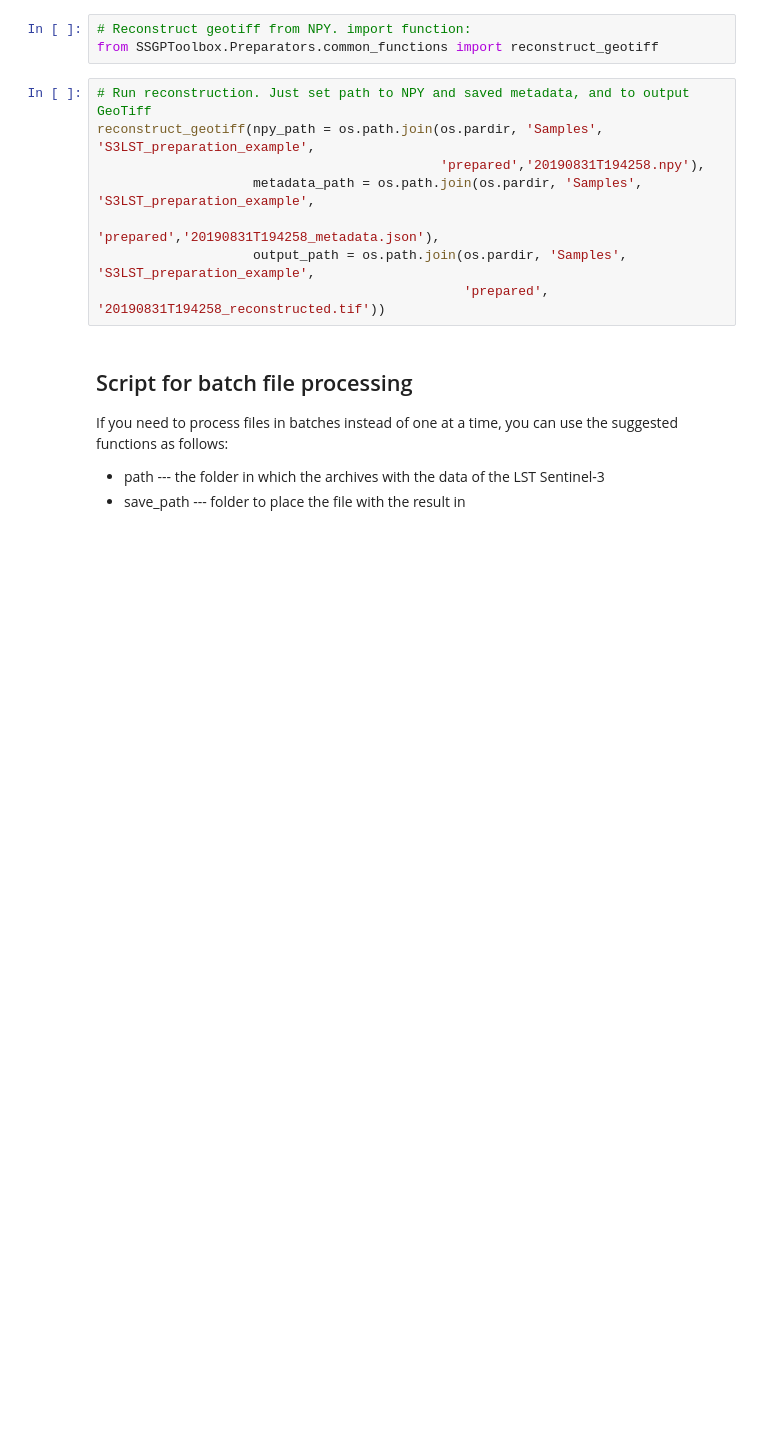
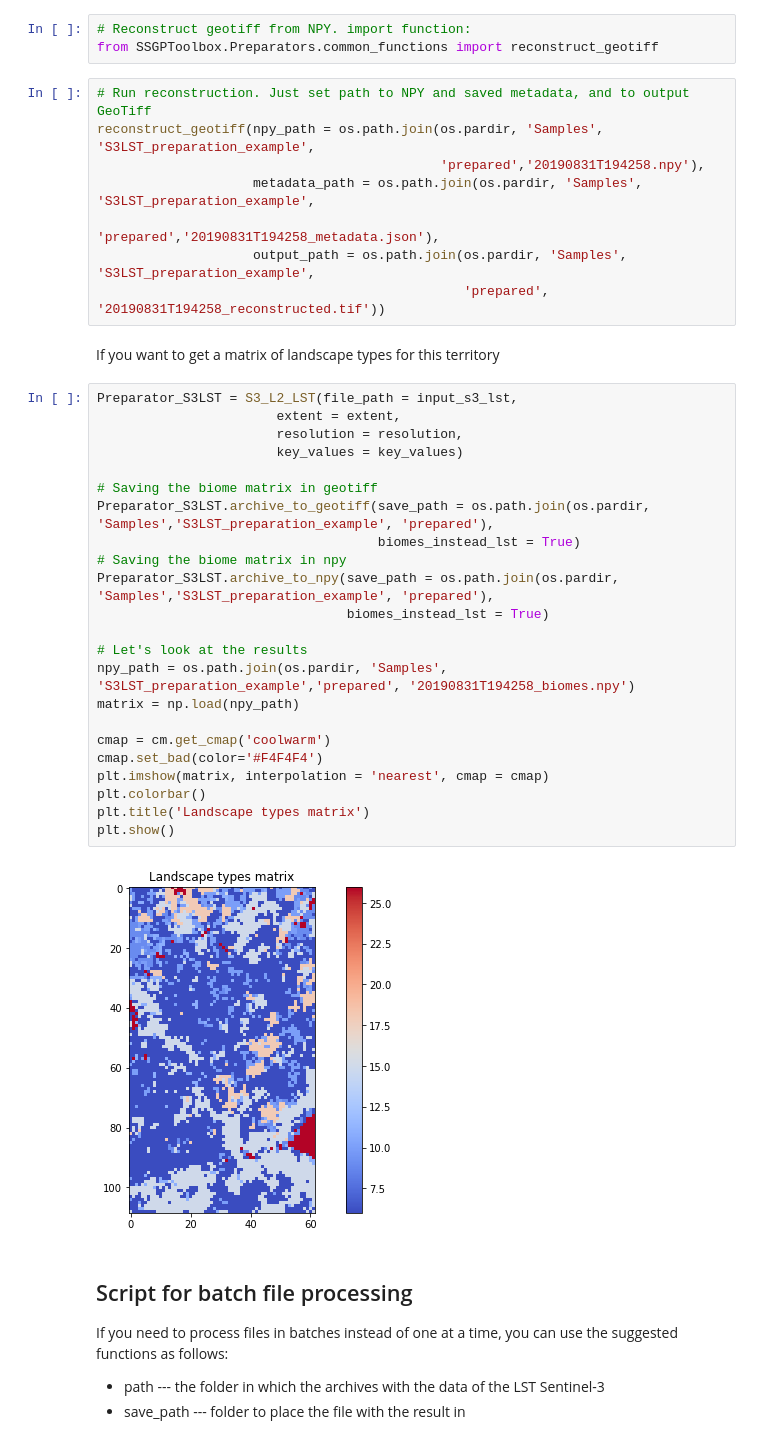
Before and after one commit to Dreamlone/SSGP-toolbox, a Jupyter notebook: Notebooks/Prepare_S3LST.ipynb, the cells around one changed output. Drawn from its saved outputs; the diff is of its cells as text; blank space fills up the shorter version.

Commit message:
Update sentinel preparator documentation with biomes

```diff
--- a/Notebooks/Prepare_S3LST.ipynb
+++ b/Notebooks/Prepare_S3LST.ipynb
@@ -101,6 +101,33 @@ reconstruct_geotiff(npy_path = os.path.join(os.pardir, 'Samples', 'S3LST_prepara
                                                  'prepared','20190831T194258_metadata.json'),
                     output_path = os.path.join(os.pardir, 'Samples', 'S3LST_preparation_example',
                                                'prepared', '20190831T194258_reconstructed.tif'))
+# %% [markdown]
+If you want to get a matrix of landscape types for this territory
+# %%
+Preparator_S3LST = S3_L2_LST(file_path = input_s3_lst,
+                       extent = extent,
+                       resolution = resolution,
+                       key_values = key_values)
+
+# Saving the biome matrix in geotiff
+Preparator_S3LST.archive_to_geotiff(save_path = os.path.join(os.pardir, 'Samples','S3LST_preparation_example', 'prepared'),
+                                    biomes_instead_lst = True)
+# Saving the biome matrix in npy
+Preparator_S3LST.archive_to_npy(save_path = os.path.join(os.pardir, 'Samples','S3LST_preparation_example', 'prepared'),
+                                biomes_instead_lst = True)
+
+# Let's look at the results
+npy_path = os.path.join(os.pardir, 'Samples', 'S3LST_preparation_example','prepared', '20190831T194258_biomes.npy')
+matrix = np.load(npy_path)
+
+cmap = cm.get_cmap('coolwarm')
+cmap.set_bad(color='#F4F4F4')
+plt.imshow(matrix, interpolation = 'nearest', cmap = cmap)
+plt.colorbar()
+plt.title('Landscape types matrix')
+plt.show()
+# %% [output]
+[figure, added]
 # %% [markdown]
 ## Script for batch file processing
 
```
